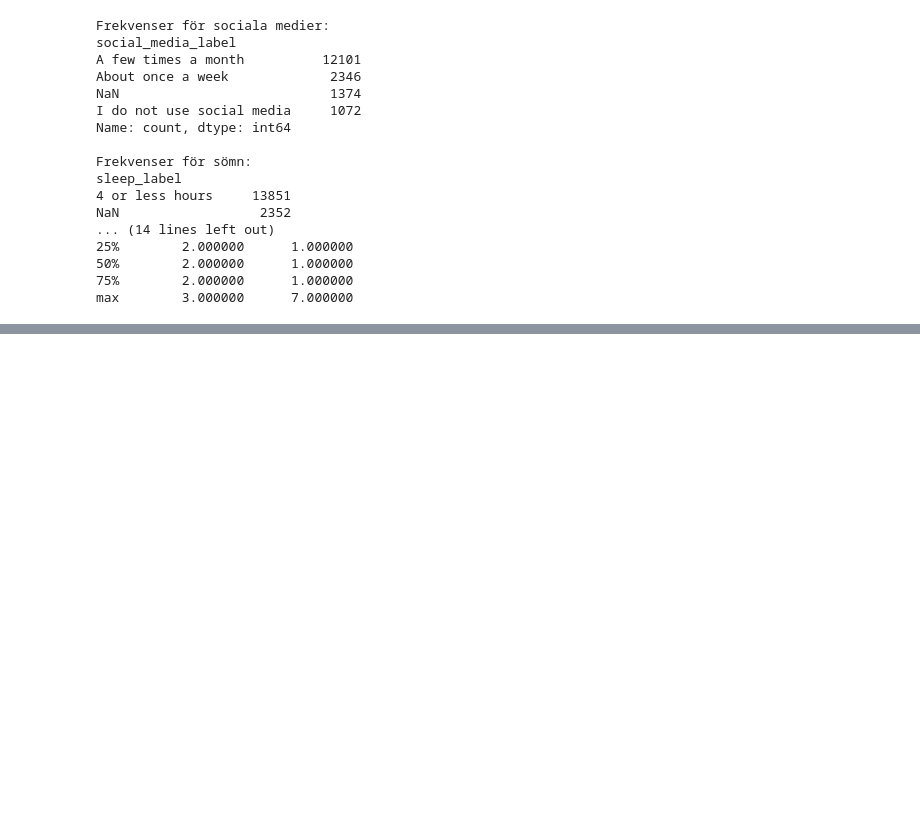
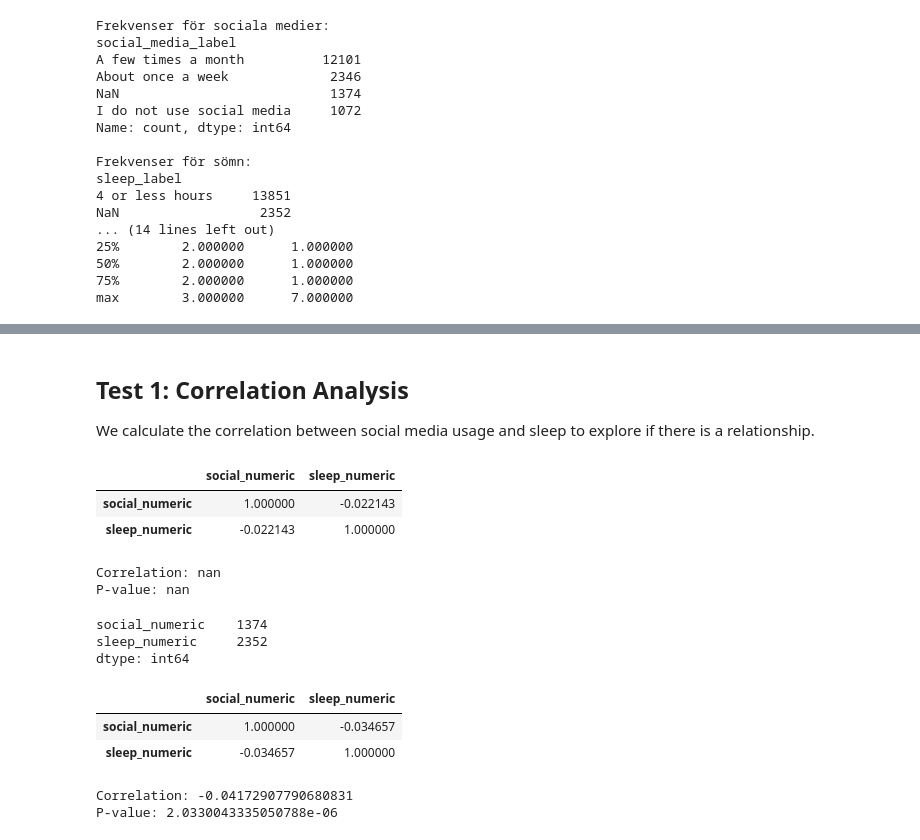
Before and after one commit to mahtabb90/yrbs-sleep-social-media-analysis, a Jupyter notebook: notebooks/yrbs_analysis.ipynb, the cells around one changed output, grey strips where cells are left out. Drawn from its saved outputs; the diff is of its cells as text; code cells hidden in the pictures; blank space fills up the shorter version.

```diff
--- a/notebooks/yrbs_analysis.ipynb
+++ b/notebooks/yrbs_analysis.ipynb
@@ -103,0 +133,24 @@ max        3.000000      7.000000
+# %%
+social_map = {
+    "I do not use social media": 1,
+    "A few times a month": 2,
+    "About once a week": 3,
+    "A few times a week": 4,
+    "About once a day": 5,
+    "Several times a day": 6,
+    "About once an hour": 7,
+    "More than once an hour": 8
+}
+
+sleep_map = {
+    "4 or less hours": 4,
+    "5 hours": 5,
+    "6 hours": 6,
+    "7 hours": 7,
+    "8 hours": 8,
+    "9 hours": 9,
+    "10 or more hours": 10
+}
+
+df["social_numeric"] = df["social_media_label"].map(social_map)
+df["sleep_numeric"] = df["sleep_label"].map(sleep_map)
@@ -103,0 +177,26 @@ max        3.000000      7.000000
+# %% [markdown]
+## Test 1: Correlation Analysis
+
+We calculate the correlation between social media usage and sleep to explore if there is a relationship.
+# %%
+df[["social_numeric", "sleep_numeric"]].corr()
+# %% [output]
+|  | social_numeric | sleep_numeric |
+| social_numeric | 1.000000 | -0.022143 |
+| sleep_numeric | -0.022143 | 1.000000 |
+# %%
+from scipy.stats import spearmanr
+
+corr, p_value = spearmanr(df["social_numeric"], df["sleep_numeric"])
+
+print("Correlation:", corr)
+print("P-value:", p_value)
+# %% [output]
+Correlation: nan
+P-value: nan
+# %%
+df[["social_numeric", "sleep_numeric"]].isna().sum()
+# %% [output]
+social_numeric    1374
+sleep_numeric     2352
+dtype: int64
@@ -103,0 +220,18 @@ max        3.000000      7.000000
+# %%
+df[["social_numeric", "sleep_numeric"]].dropna().corr()
+# %% [output]
+|  | social_numeric | sleep_numeric |
+| social_numeric | 1.000000 | -0.034657 |
+| sleep_numeric | -0.034657 | 1.000000 |
+# %%
+from scipy.stats import spearmanr
+
+clean_df = df.dropna(subset=["social_numeric", "sleep_numeric"])
+
+corr, p_value = spearmanr(clean_df["social_numeric"], clean_df["sleep_numeric"])
+
+print("Correlation:", corr)
+print("P-value:", p_value)
+# %% [output]
+Correlation: -0.04172907790680831
+P-value: 2.0330043335050788e-06
```
Also changed, not shown: parts of 6 cells of this notebook.
